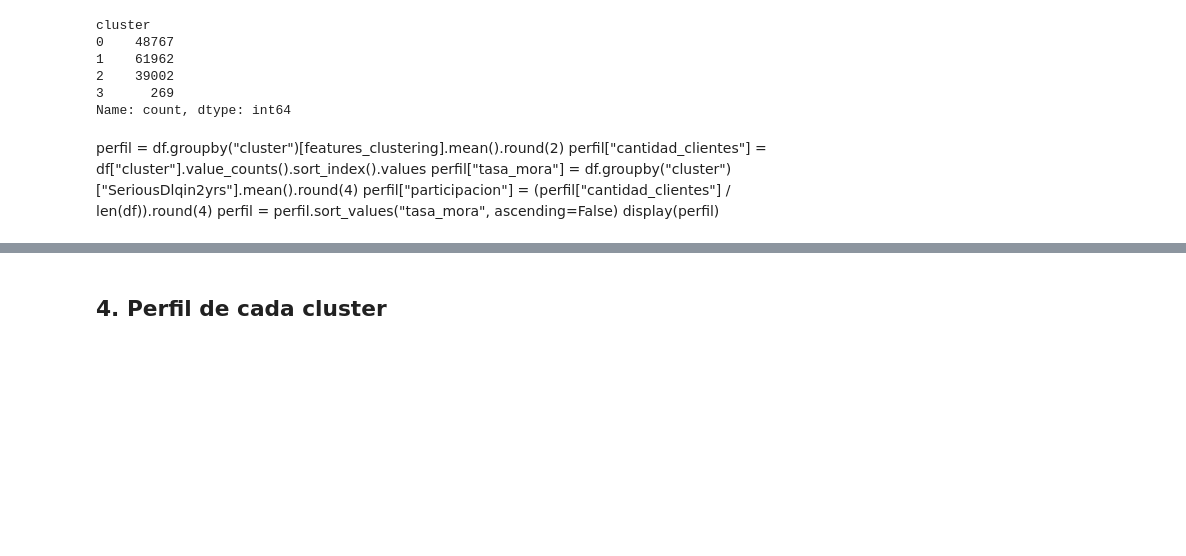
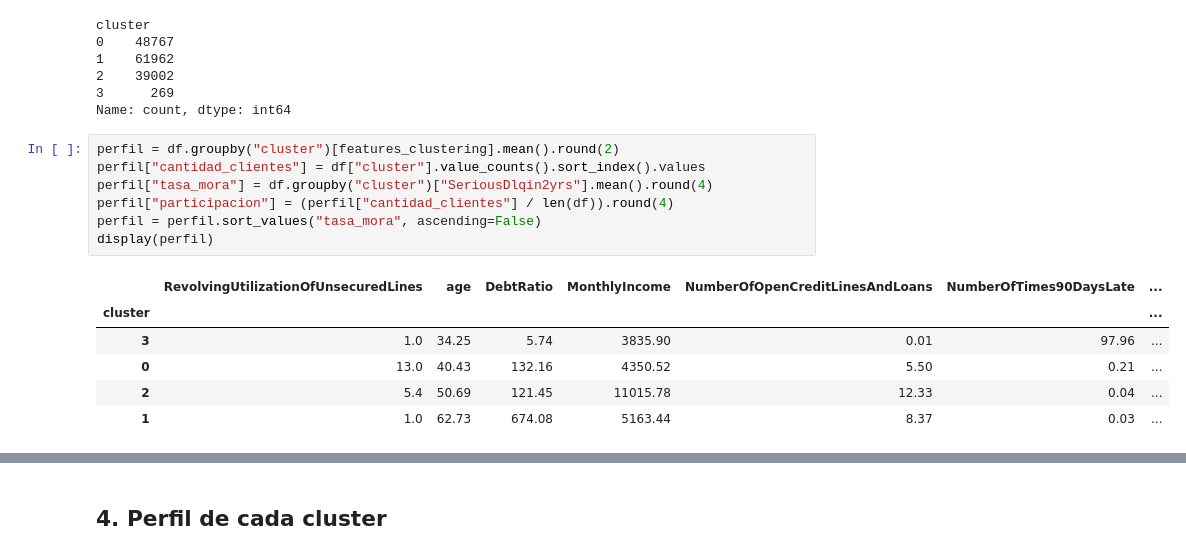
Before and after one commit to EmiiFernandez/data_science_ypf_proyecto, a Jupyter notebook: notebooks/03_modelo_no_supervisado.ipynb, the cells around one changed output, grey strips where cells are left out. Saved outputs shown, nothing was run; the diff lists cells and outputs as text; blank space fills up the shorter version.

```diff
--- a/notebooks/03_modelo_no_supervisado.ipynb
+++ b/notebooks/03_modelo_no_supervisado.ipynb
@@ -122,13 +131,20 @@ cluster
 2    39002
 3      269
 Name: count, dtype: int64
-# %% [markdown]
-perfil = df.groupby("cluster")[features_clustering].mean().round(2)
-perfil["cantidad_clientes"] = df["cluster"].value_counts().sort_index().values
-perfil["tasa_mora"] = df.groupby("cluster")["SeriousDlqin2yrs"].mean().round(4)
-perfil["participacion"] = (perfil["cantidad_clientes"] / len(df)).round(4)
-perfil = perfil.sort_values("tasa_mora", ascending=False)
-display(perfil)
+# %%
+perfil = df.groupby("cluster")[features_clustering].mean().round(2)
+perfil["cantidad_clientes"] = df["cluster"].value_counts().sort_index().values
+perfil["tasa_mora"] = df.groupby("cluster")["SeriousDlqin2yrs"].mean().round(4)
+perfil["participacion"] = (perfil["cantidad_clientes"] / len(df)).round(4)
+perfil = perfil.sort_values("tasa_mora", ascending=False)
+display(perfil)
+# %% [output]
+|  | RevolvingUtilizationOfUnsecuredLines | age | DebtRatio | MonthlyIncome | NumberOfOpenCreditLinesAndLoans | NumberOfTimes90DaysLate | ... |
+| cluster |  |  |  |  |  |  | ... |
+| 3 | 1.0 | 34.25 | 5.74 | 3835.90 | 0.01 | 97.96 | ... |
+| 0 | 13.0 | 40.43 | 132.16 | 4350.52 | 5.50 | 0.21 | ... |
+| 2 | 5.4 | 50.69 | 121.45 | 11015.78 | 12.33 | 0.04 | ... |
+| 1 | 1.0 | 62.73 | 674.08 | 5163.44 | 8.37 | 0.03 | ... |
 # %%
 pca = PCA(n_components=2, random_state=RANDOM_STATE)
 coords = pca.fit_transform(X_scaled)
```
Also changed, not shown: parts of 3 cells of this notebook, 2 other files.
